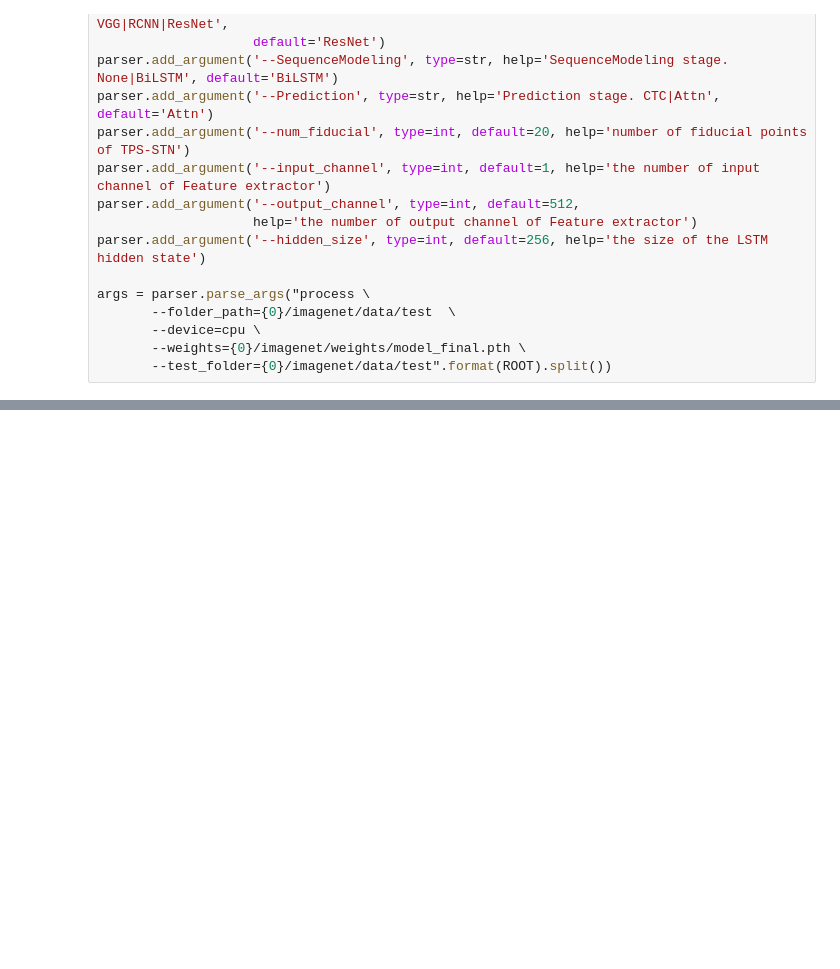
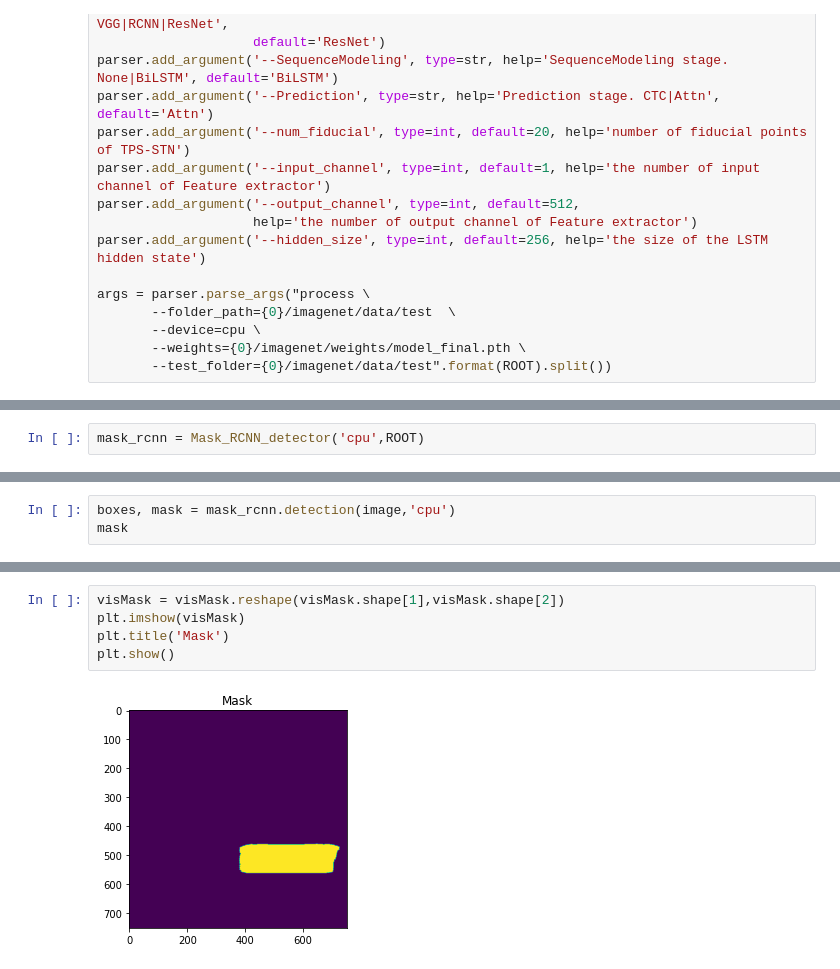
Before and after one commit to dmitryshendryk/SportLabels, a Jupyter notebook: notebooks/main.ipynb, the cells around one changed output, grey strips where cells are left out. Cells and saved outputs as stored; diff of their text form; blank space fills up the shorter version.

```diff
--- a/notebooks/main.ipynb
+++ b/notebooks/main.ipynb
@@ -96,0 +112,2 @@ elapsed time : 67.96802997589111s
+# %%
+mask_rcnn = Mask_RCNN_detector('cpu',ROOT)
@@ -96,0 +119,3 @@ elapsed time : 67.96802997589111s
+# %%
+boxes, mask = mask_rcnn.detection(image,'cpu')
+mask
@@ -96,0 +148,7 @@ elapsed time : 67.96802997589111s
+# %%
+visMask = visMask.reshape(visMask.shape[1],visMask.shape[2])
+plt.imshow(visMask)
+plt.title('Mask')
+plt.show()
+# %% [output]
+[figure, added]
```
Also changed, not shown: parts of 17 cells of this notebook, 6 other files.
